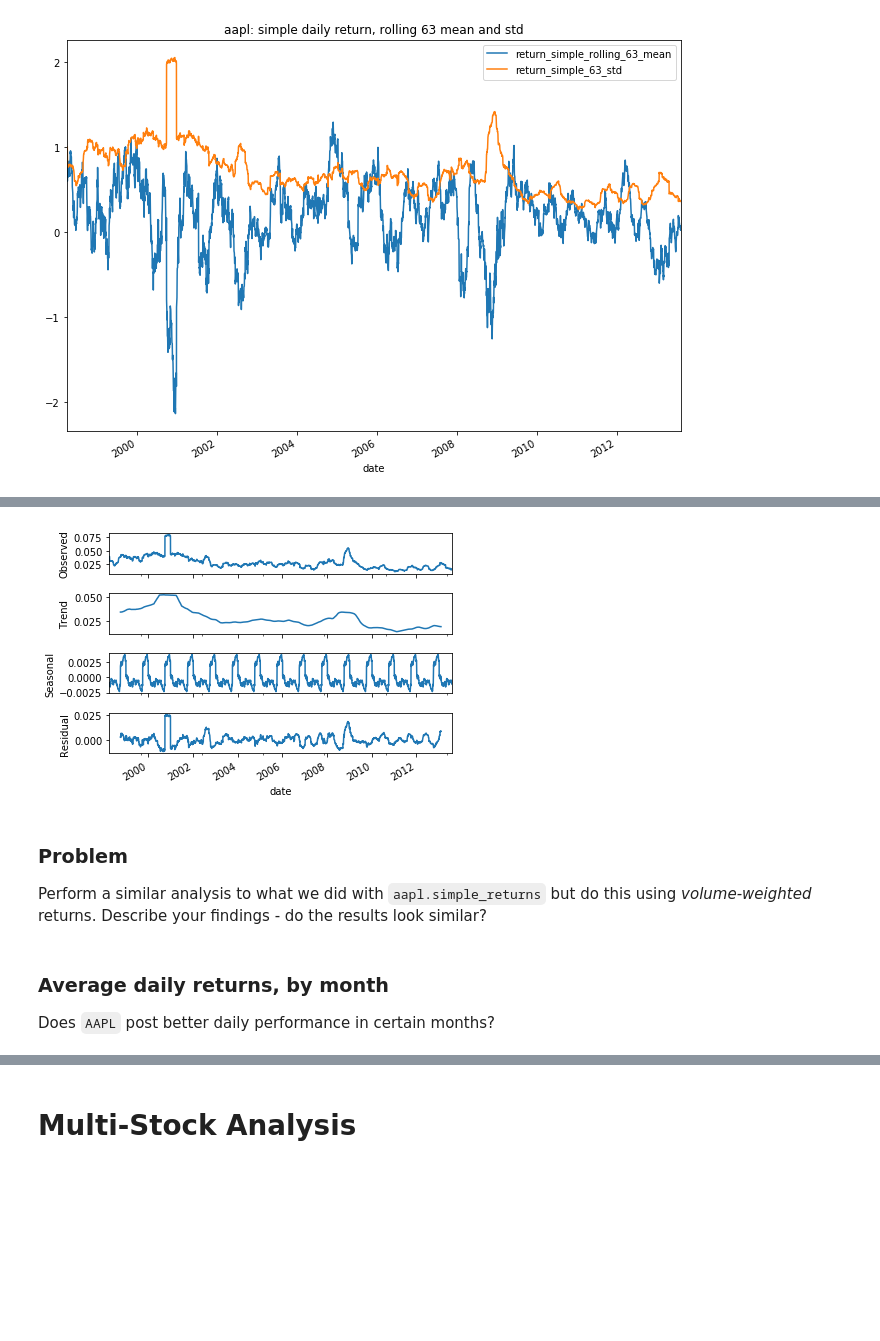
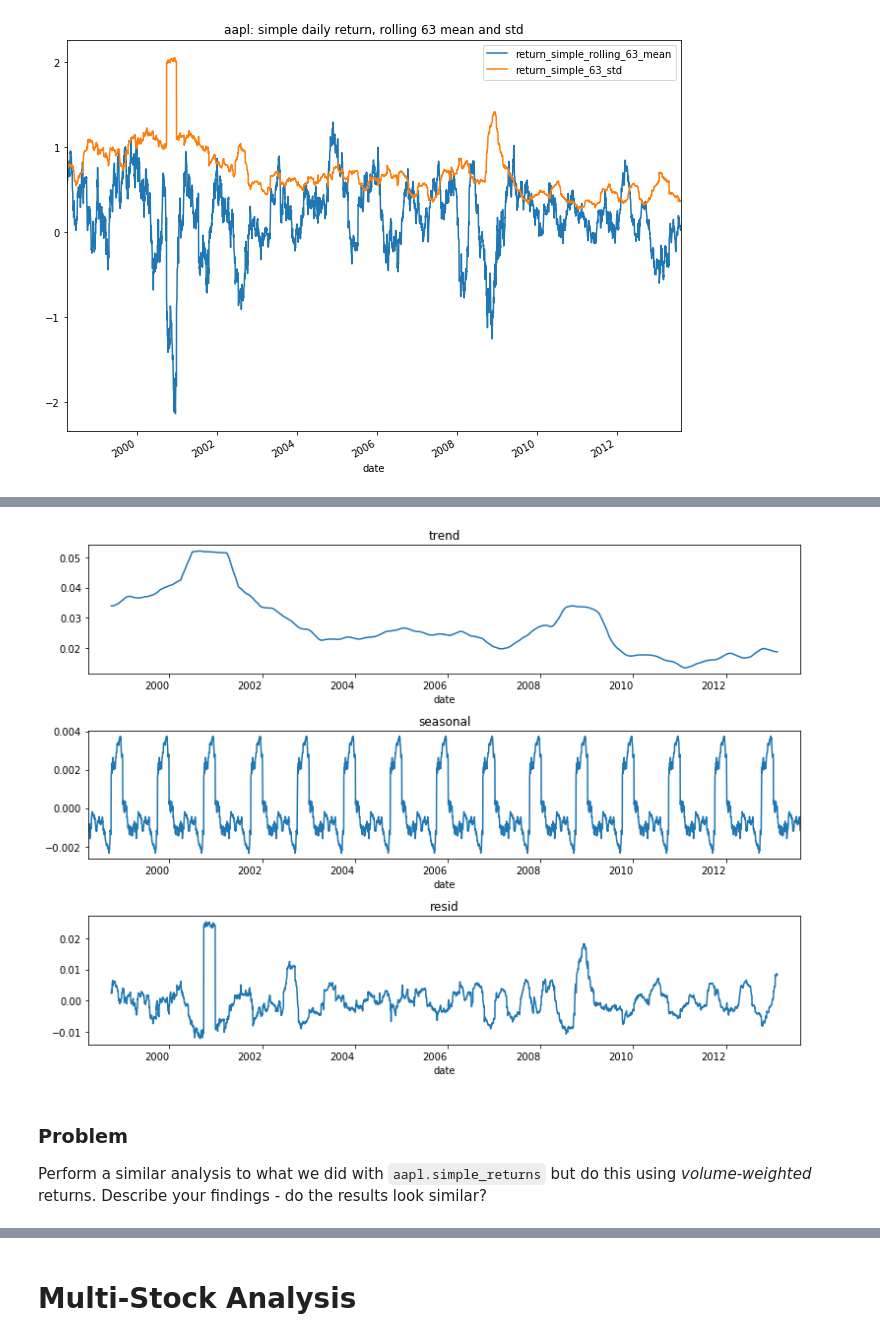
Before and after one commit to lermana/python_fundamentals, a Jupyter notebook: time_series_analysis_answers.ipynb, the cells around one changed output, grey strips where cells are left out. Saved outputs shown, nothing was run; the diff lists cells and outputs as text; code cells hidden in the pictures; blank space fills up the shorter version.

```diff
--- a/time_series_analysis_answers.ipynb
+++ b/time_series_analysis_answers.ipynb
@@ -364,14 +402,8 @@ t = ax.set_title("aapl: simple daily return, rolling 63 mean and std")
 # %%
-res = sm.tsa.seasonal_decompose(aapl_df.return_simple_63_std.dropna(), freq=252)
+plot_time_series_decomposition(aapl_df.return_simple_63_std.dropna())
+# %% [output]
+[figure, added]
-# %%
-resplot = res.plot()
-# %% [output]
-[figure, removed]
 # %% [markdown]
 ### Problem
 
 Perform a similar analysis to what we did with `aapl.simple_returns` but do this using _volume-weighted_ returns. Describe your findings - do the results look similar?
-# %% [markdown]
-### Average daily returns, by month
-
-Does `AAPL` post better daily performance in certain months?
```
Also changed, not shown: parts of 81 cells of this notebook.
